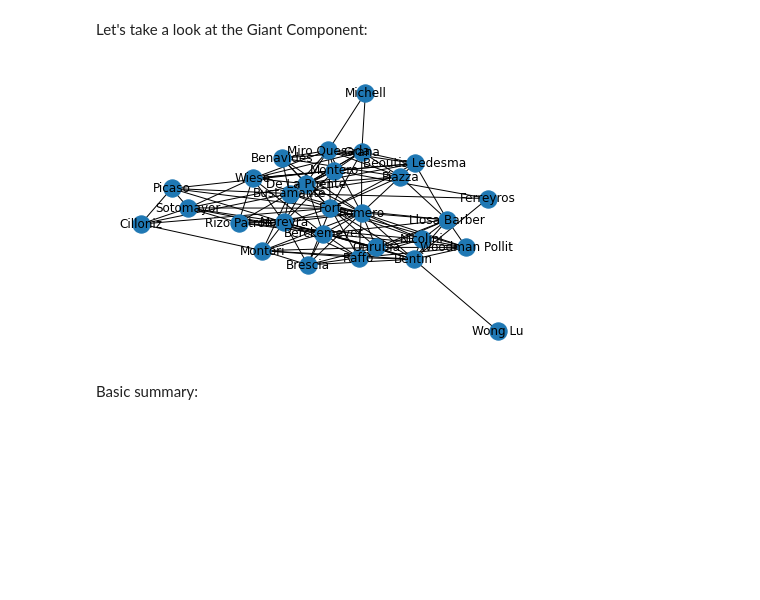
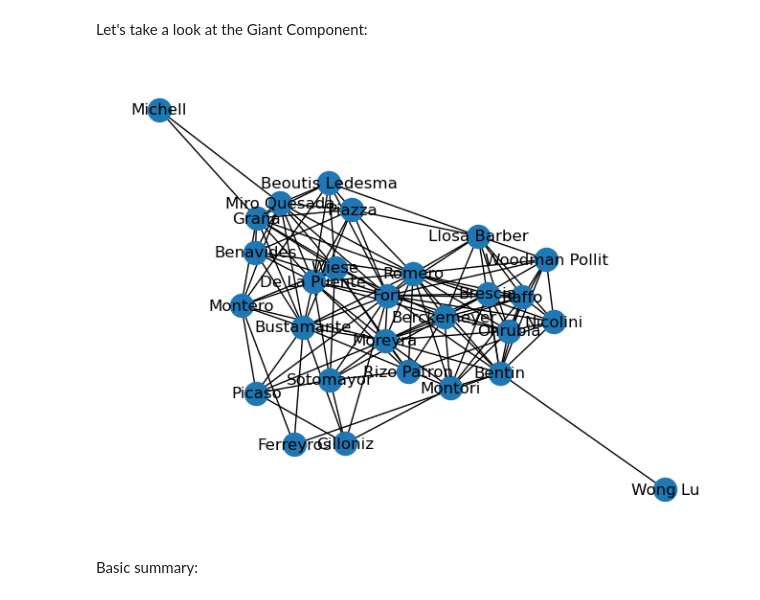
Before and after one commit to SocialAnalytics-StrategicIntelligence/codes, a Jupyter notebook: Mining_Networks.ipynb, the cells around one changed output. Drawn from its saved outputs; the diff is of its cells as text; code cells hidden in the pictures; blank space fills up the shorter version.

```diff
--- a/Mining_Networks.ipynb
+++ b/Mining_Networks.ipynb
@@ -182,0 +9,5 @@ False
+# %%
+import networkx as nx
+import os
+
+eliNet=nx.read_graphml(os.path.join('graphdata','Elitenx.graphml'))
@@ -240,9 +73,12 @@ EliteNet_giant = EliteNet.subgraph(Gcc[0])
+# %%
+sorted_Components = sorted(nx.connected_components(eliNet), key=len, reverse=True)
+eliNet_giant = eliNet.subgraph(sorted_Components[0])
 # %% [markdown]
 Let's take a look at the Giant Component:
 # %%
-net.draw(EliteNet_giant,with_labels=True)
+nx.draw(eliNet_giant,with_labels=True)
 # %% [output]
-[figure, old version]
+[figure, new version]
 # %% [markdown]
 Basic summary:
 # %%
```
Also changed, not shown: parts of 92 cells of this notebook, 8 other files.
